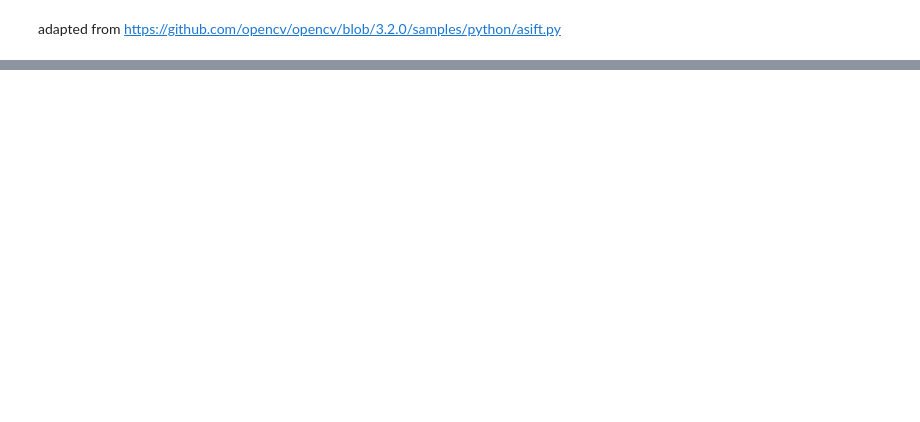
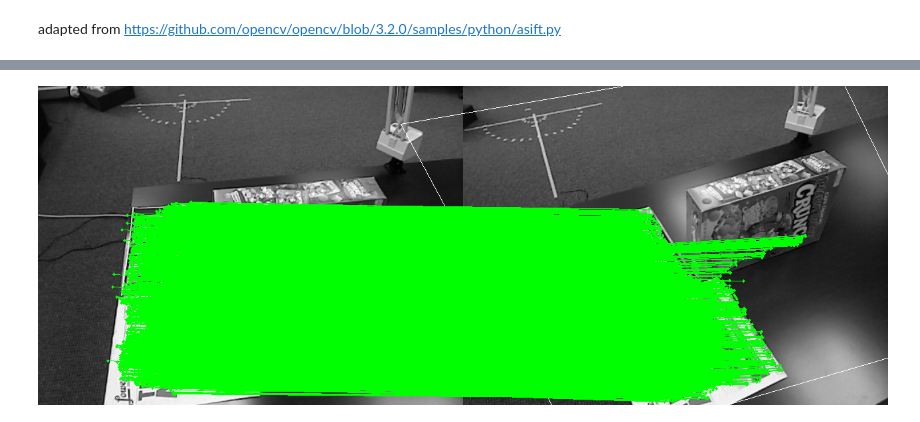
Before and after one commit to nikhil-ramakrishnan/computer-vision-hands-on, a Jupyter notebook: Problem/asift.ipynb, the cells around one changed output, grey strips where cells are left out. Cells and saved outputs as stored; diff of their text form; code cells hidden in the pictures; blank space fills up the shorter version.

```diff
--- a/Problem/asift.ipynb
+++ b/Problem/asift.ipynb
@@ -35,0 +41,24 @@ img1,h1, kpoints, kp1,kp2  = find_asift(img1, img2)
+# %%
+img_1 = "/content/drive/MyDrive/Projects/cv/dataset/uncc-dataset/cereal_box_1/separated/cereal_box_1_1_1_separated.png"
+img_2 = "/content/drive/MyDrive/Projects/cv/dataset/uncc-dataset/cereal_box_1/separated/cereal_box_1_2_1_separated.png"
+img_3 = "/content/drive/MyDrive/Projects/cv/dataset/uncc-dataset/cereal_box_1/separated/cereal_box_1_3_1_separated.png"
+img_4 = "/content/drive/MyDrive/Projects/cv/dataset/uncc-dataset/cereal_box_1/separated/cereal_box_1_4_1_separated.png"
+img_5 = "/content/drive/MyDrive/Projects/cv/dataset/uncc-dataset/cereal_box_1/separated/cereal_box_1_5_1_separated.png"
+img_6 = "/content/drive/MyDrive/Projects/cv/dataset/uncc-dataset/cereal_box_1/separated/cereal_box_1_6_1_separated.png"
+
+
+img1 = cv2.imread(img_1, 0)
+img2 = cv2.imread(img_2, 0)
+img3 = cv2.imread(img_3, 0)
+img4 = cv2.imread(img_4, 0)
+img5 = cv2.imread(img_5, 0)
+img6 = cv2.imread(img_6, 0)
+
+
+images_pose = [img1, img2, img3, img4, img5, img6]
+imagesout_pose = []
+h_values_pose = []
+kpoints_pose = []
+kp1s_pose = []
+kp2s_pose = []
+num_inliers_pose = []
@@ -35,0 +123,4 @@ img1,h1, kpoints, kp1,kp2  = find_asift(img1, img2)
+# %%
+cv2_imshow(imagesout_views[00])
+# %% [output]
+[figure, added]
```
Also changed, not shown: parts of 15 cells of this notebook.
